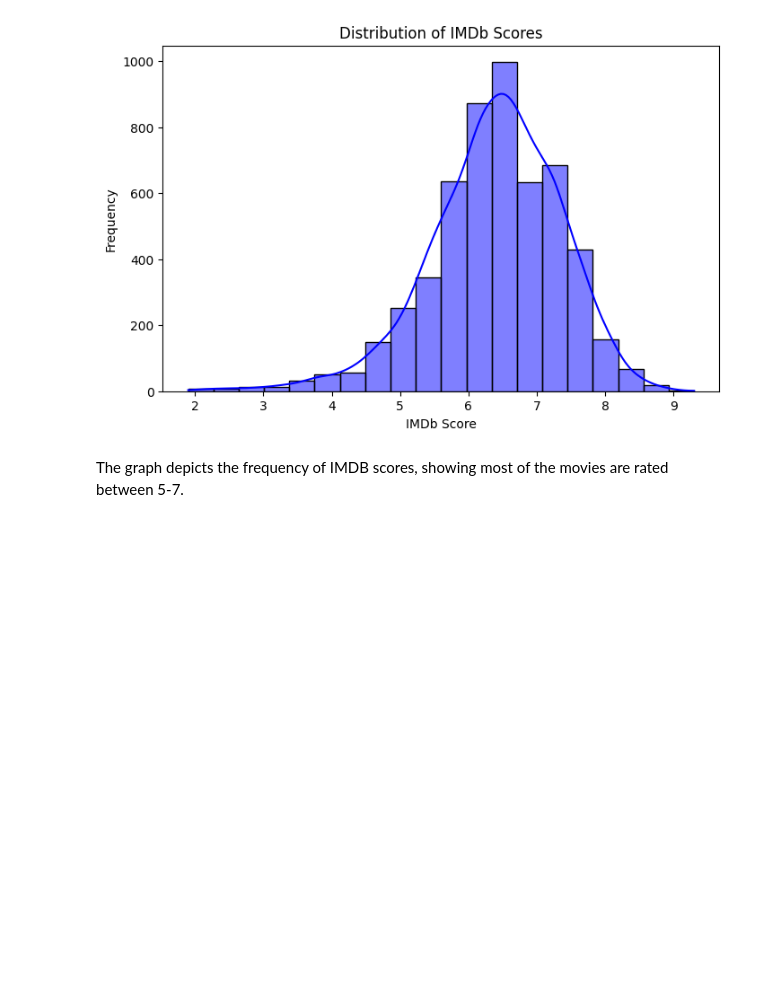
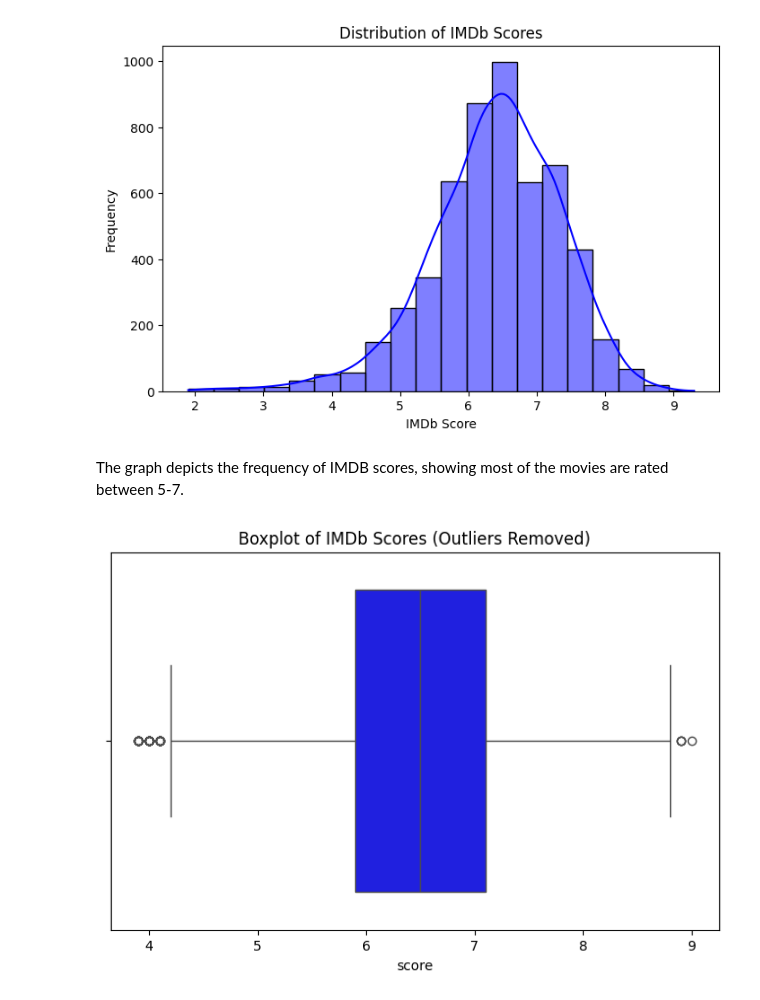
Before and after one commit to Rkunwar25/MovieRatingPredictionModel, a Jupyter notebook: movie_rating.ipynb, the cells around one changed output. Saved outputs shown, nothing was run; the diff lists cells and outputs as text; code cells hidden in the pictures; blank space fills up the shorter version.

```diff
--- a/movie_rating.ipynb
+++ b/movie_rating.ipynb
@@ -195,3 +195,17 @@ plt.show()
 [figure]
 # %% [markdown]
 The graph depicts the frequency of IMDB scores, showing most of the movies are rated between 5-7.
+# %%
+Q1 = d['score'].quantile(0.25)
+Q3 = d['score'].quantile(0.75)
+IQR = Q3 - Q1
+lower_bound = Q1 - 1.5 * IQR
+upper_bound = Q3 + 1.5 * IQR
+d = d[(d['score'] >= lower_bound) & (d['score'] <= upper_bound)]
+
+plt.figure(figsize=(8, 5))
+sn.boxplot(x=d['score'], color='blue')
+plt.title("Boxplot of IMDb Scores (Outliers Removed)")
+plt.show()
+# %% [output]
+[figure, added]
```
Also changed, not shown: parts of 14 cells of this notebook.
